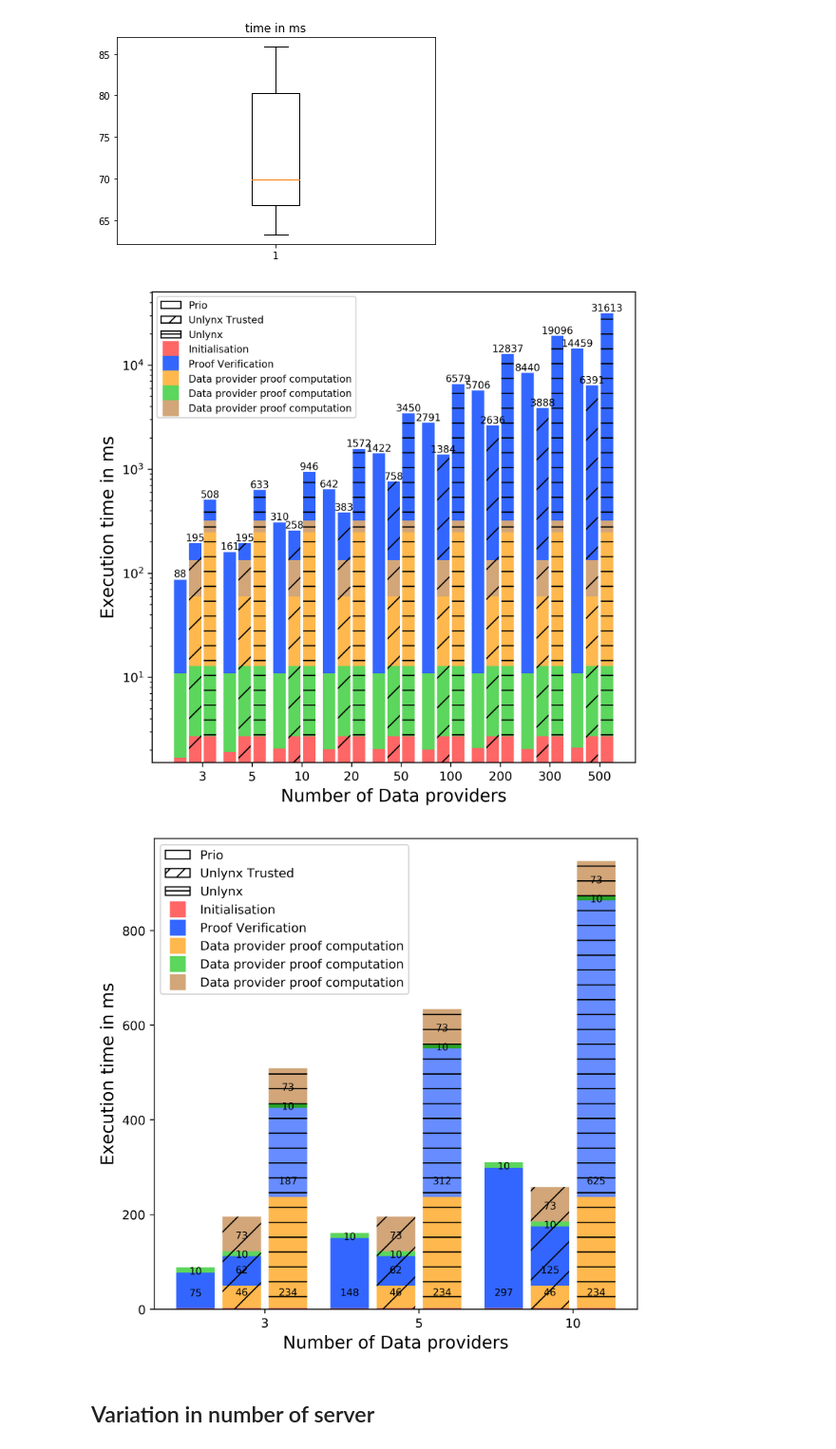
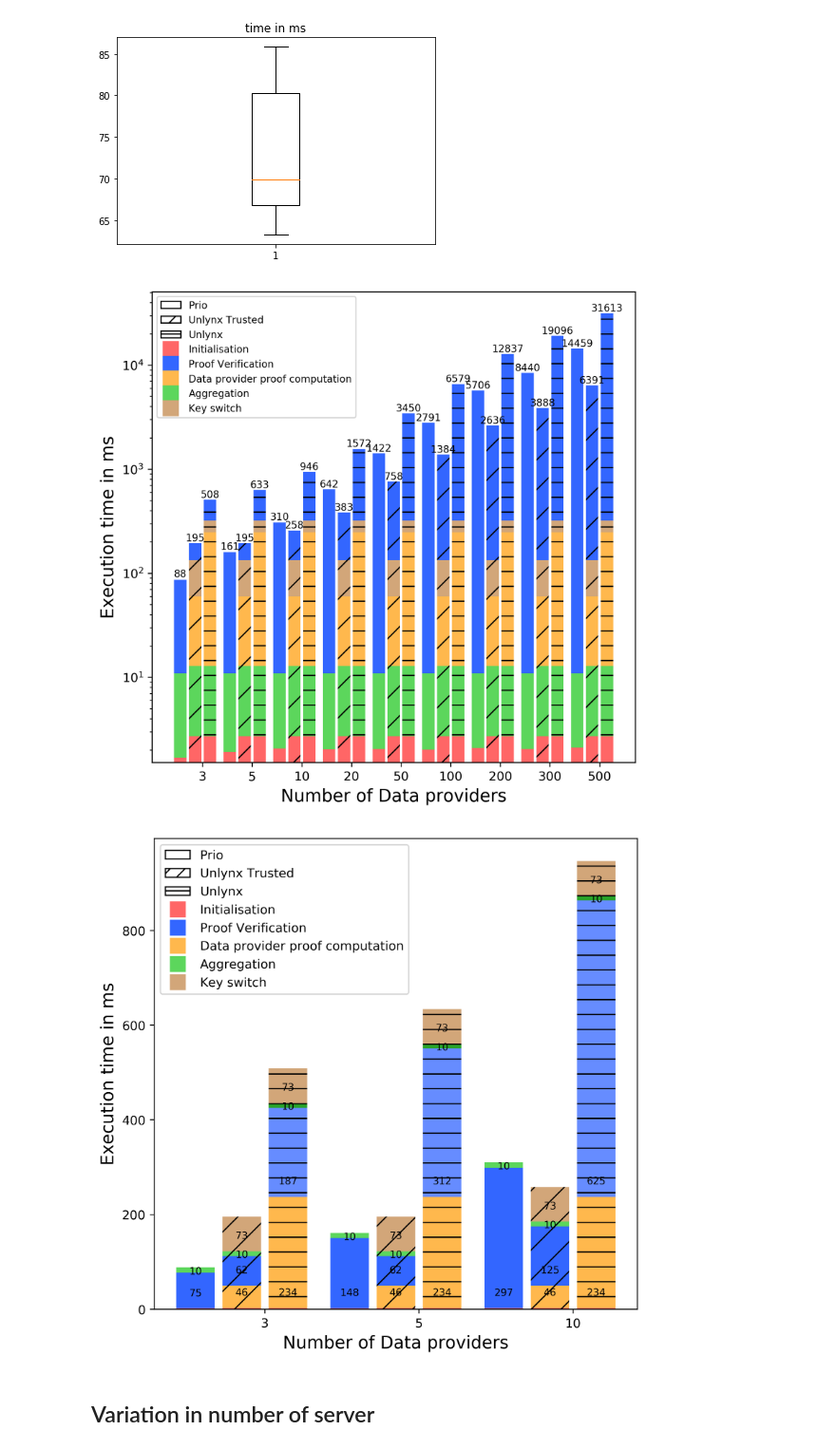
Before and after one commit to maxpr/MasterProjectDocuments, a Jupyter notebook: FinalPlotting/Untitled.ipynb, the cells around one changed output. Shown at 95% size. Saved outputs shown, nothing was run; the diff lists cells and outputs as text; code cells hidden in the pictures.

```diff
--- a/FinalPlotting/Untitled.ipynb
+++ b/FinalPlotting/Untitled.ipynb
@@ -638,9 +638,9 @@ for num, vals in enumerate(groups):
         dp = mlines.Line2D([], [], color=colour_dp[0], marker='s', linestyle='None',
                           markersize=12, label='Data provider proof computation')
         switch = mlines.Line2D([], [], color=colour_sw[0], marker='s', linestyle='None',
-                          markersize=12, label='Data provider proof computation')
+                          markersize=12, label='Key switch')
         agg = mlines.Line2D([], [], color=colour_agg[1], marker='s', linestyle='None',
-                          markersize=12, label='Data provider proof computation')
+                          markersize=12, label='Aggregation')
 
         plt.legend(handles=[prio,unlynxTrus,Unlynx,init,verif,dp,agg,switch],prop={'size': 8})
 
@@ -655,7 +655,7 @@ s.set_xticks(ind+0.5)
 s.set_xticklabels(group_labels)
 plt.savefig('ComparisonDP.png')
 # %% [output]
-[figure, old version]
+[figure, new version]
 # %%
 plt.figure(figsize=(7,7), dpi=400)
 dpservRatio = np.ceil(np.array(y)/5)
@@ -734,36 +734,36 @@ for num, vals in enumerate(groups):
         unlynxTrus =  patches.Rectangle(
         (0.1, 0.1), 1, 1,
         hatch='//', fill=False,label='Unlynx Trusted')
         Unlynx =  patches.Rectangle(
         (1, 1), 1, 1,
         hatch='---', fill=False,label='Unlynx')
 
 
         init = mlines.Line2D([], [], color=colour_classes[1],marker='s', linestyle='None',
                           markersize=12, label='Initialisation')
         verif = mlines.Line2D([], [], color=colour_verif[1], marker='s', linestyle='None',
                           markersize=12, label='Proof Verification')
         dp = mlines.Line2D([], [], color=colour_dp[0], marker='s', linestyle='None',
                           markersize=12, label='Data provider proof computation')
         switch = mlines.Line2D([], [], color=colour_sw[0], marker='s', linestyle='None',
-                          markersize=12, label='Data provider proof computation')
+                          markersize=12, label='Key switch')
         agg = mlines.Line2D([], [], color=colour_agg[1], marker='s', linestyle='None',
-                          markersize=12, label='Data provider proof computation')
+                          markersize=12, label='Aggregation')
 
         plt.legend(handles=[prio,unlynxTrus,Unlynx,init,verif,dp,agg,switch])
 
         plt.xlabel('Number of Data providers',fontsize=14)
         plt.ylabel('Execution time in ms',fontsize=14)
         #plt.title('Comparison of Prio, Unlynx Trusted and Unlynx Anytrust execution time in function of the number of Data providers')
 # You should no longer need to manually set the plot limit since everything
 # is scaled to one.
 # Also the ticks should be much simpler now that each group of bars extends from
 # 0.0 to 1.0, 1.0 to 2.0, and so forth and, thus, are centered at 0.5, 1.5, etc.
 s.set_xticks(ind+0.5)
 s.set_xticklabels(group_labels)
 plt.savefig('ComparisonlinearDP')
 # %% [output]
-[figure, old version]
+[figure, new version]
 # %% [markdown]
 ## Variation in number of server
 # %%
```
Also changed, not shown: parts of 2 cells of this notebook, 14 other files.
